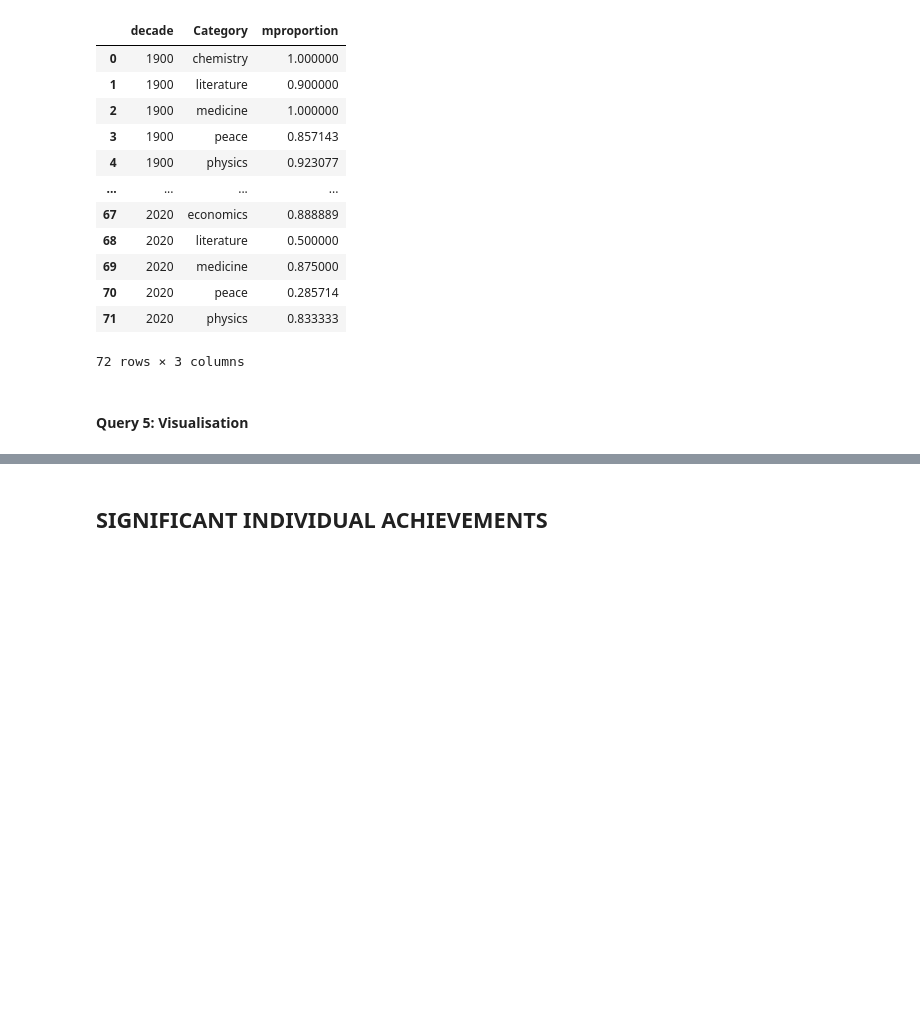
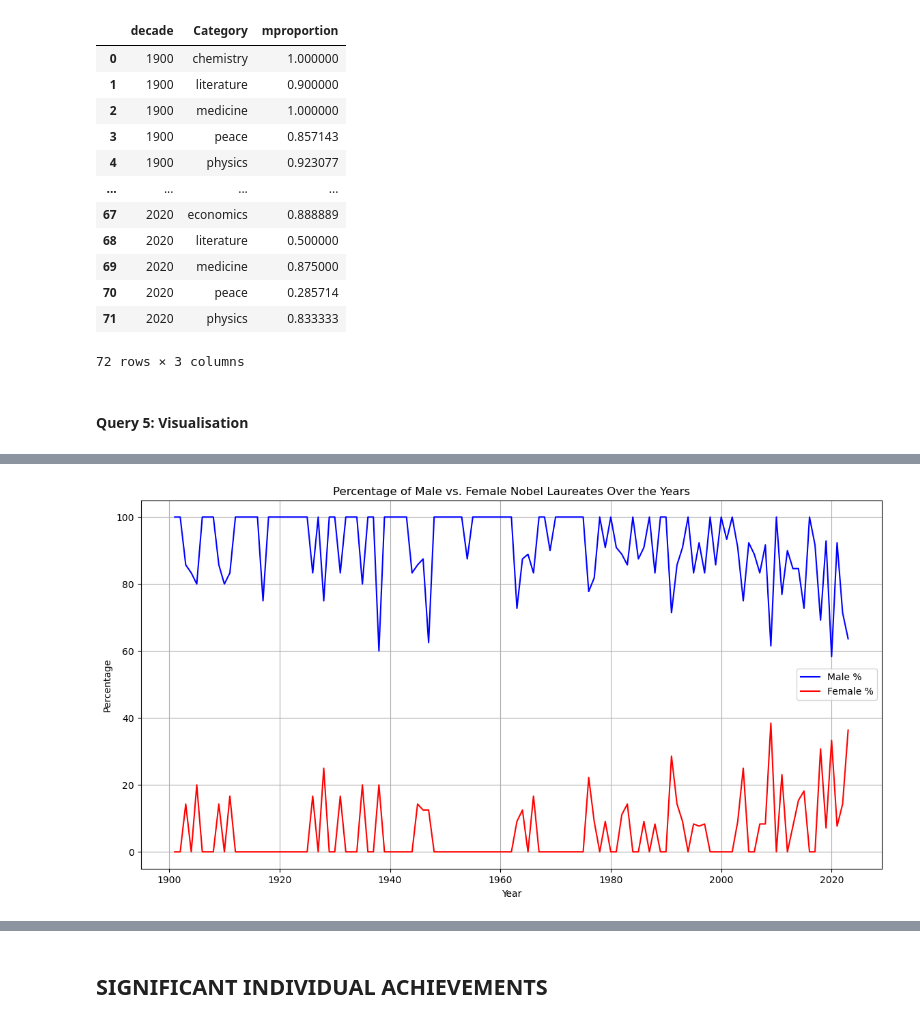
Before and after one commit to anbunambi3108/EMSE6586-FinalProject, a Jupyter notebook: Final Project - SQLite.ipynb, the cells around one changed output, grey strips where cells are left out. Saved outputs shown, nothing was run; the diff lists cells and outputs as text; code cells hidden in the pictures; blank space fills up the shorter version.

```diff
--- a/Final Project - SQLite.ipynb
+++ b/Final Project - SQLite.ipynb
@@ -889,0 +951,17 @@ plt.show()
+# %%
+# This script transforms the DataFrame into a pivot table to analyze gender distribution of Nobel laureates over the years.
+
+# Pivot the DataFrame to organize the data with years as rows and genders as columns
+pivot_df = df.pivot_table(index='year', columns='gender', values='count', aggfunc='sum', fill_value=0)
+
+# Calculate the total number of laureates per year by summing across the gender columns
+pivot_df['Total'] = pivot_df.sum(axis=1)
+
+# Calculate the percentage of male laureates per year
+pivot_df['Male %'] = (pivot_df['male'] / pivot_df['Total']) * 100
+
+# Calculate the percentage of female laureates per year
+pivot_df['Female %'] = (pivot_df['female'] / pivot_df['Total']) * 100
+
+print("Gender Distribution: A Trend Analysis from 1901 to 1915")
+pivot_df.head(15)
@@ -889,0 +1010,22 @@ plt.show()
+# %%
+# To visualize trends in gender distribution.
+plt.figure(figsize=(14, 7))
+
+# Plot the percentage of male laureates over the years
+plt.plot(pivot_df.index, pivot_df['Male %'], label='Male %', color='blue')
+
+# Plot the percentage of female laureates over the years
+plt.plot(pivot_df.index, pivot_df['Female %'], label='Female %', color='red')
+
+# Add a title to the plot
+plt.title('Percentage of Male vs. Female Nobel Laureates Over the Years')
+
+# Label the x-axis as 'Year' and the y-axis as 'Percentage'
+plt.xlabel('Year')
+plt.ylabel('Percentage')
+
+plt.legend()
+plt.grid(True)
+plt.show()
+# %% [output]
+[figure, added]
```
Also changed, not shown: parts of 107 cells of this notebook, 2 other files.
